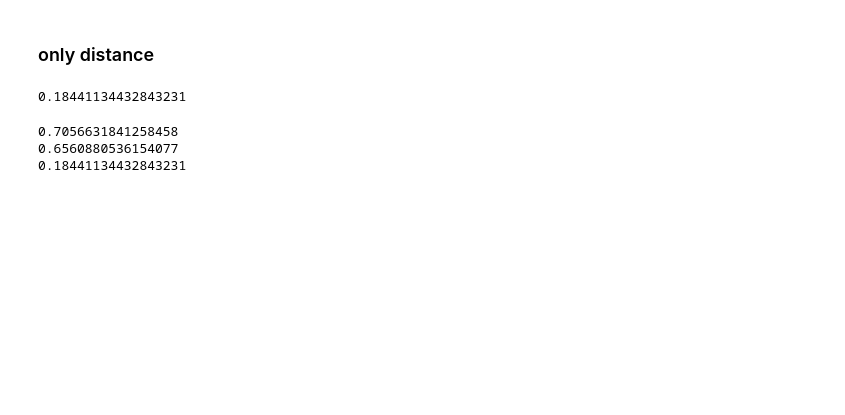
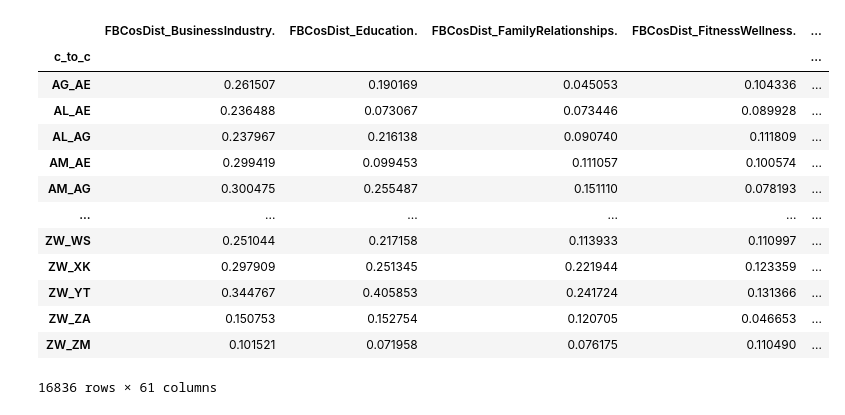
Before and after one commit to MartinKirkegaardDK/Bachelor, a Jupyter notebook: dist_calculations.ipynb, the cells around one changed output. Drawn from its saved outputs; the diff is of its cells as text; code cells hidden in the pictures; blank space fills up the shorter version.

```diff
--- a/dist_calculations.ipynb
+++ b/dist_calculations.ipynb
@@ -251,2 +18,0 @@ rf_without_distance()
-# %% [markdown]
-### only distance
@@ -270,14 +19,17 @@ rf = RandomForestRegressor(n_estimators = 150, max_features = 'sqrt', max_depth
-# %%
-prediction = rf.predict(X_test)
-r2 = r2_score(y_test, prediction)
-print(r2)
-# %% [output]
-0.18441134432843231
-# %%
-rf_with_distance = rf_with_distance()
-rf_without_distance = rf_without_distance()
-rf_only_distance = rf_only_distance()
-# %% [output]
-0.7056631841258458
-0.6560880536154077
-0.18441134432843231
+# %%
+df
+# %% [output]
+|  | FBCosDist_BusinessIndustry. | FBCosDist_Education. | FBCosDist_FamilyRelationships. | FBCosDist_FitnessWellness. | ... |
+| c_to_c |  |  |  |  | ... |
+| AG_AE | 0.261507 | 0.190169 | 0.045053 | 0.104336 | ... |
+| AL_AE | 0.236488 | 0.073067 | 0.073446 | 0.089928 | ... |
+| AL_AG | 0.237967 | 0.216138 | 0.090740 | 0.111809 | ... |
+| AM_AE | 0.299419 | 0.099453 | 0.111057 | 0.100574 | ... |
+| AM_AG | 0.300475 | 0.255487 | 0.151110 | 0.078193 | ... |
+| ... | ... | ... | ... | ... | ... |
+| ZW_WS | 0.251044 | 0.217158 | 0.113933 | 0.110997 | ... |
+| ZW_XK | 0.297909 | 0.251345 | 0.221944 | 0.123359 | ... |
+| ZW_YT | 0.344767 | 0.405853 | 0.241724 | 0.131366 | ... |
+| ZW_ZA | 0.150753 | 0.152754 | 0.120705 | 0.046653 | ... |
+| ZW_ZM | 0.101521 | 0.071958 | 0.076175 | 0.110490 | ... |
+16836 rows × 61 columns
```
Also changed, not shown: parts of 23 cells of this notebook, 2 other files.
